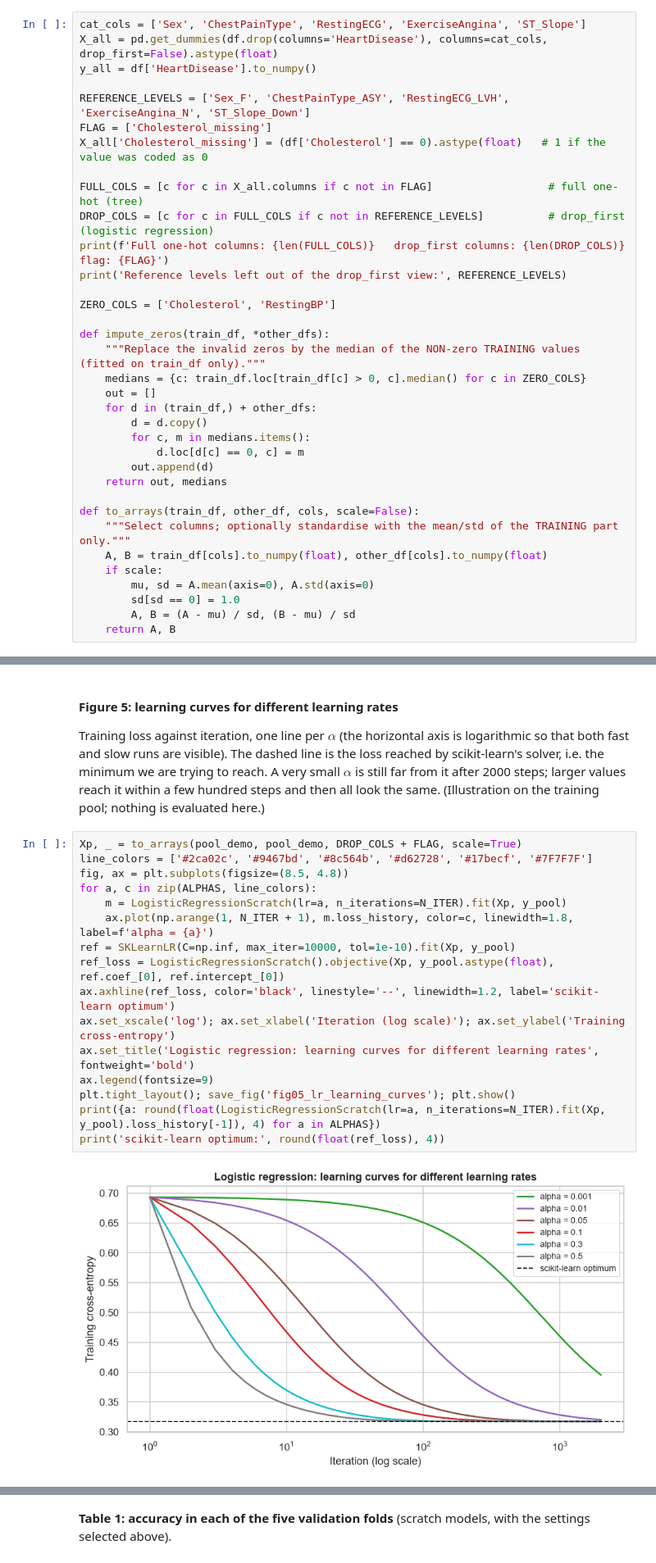
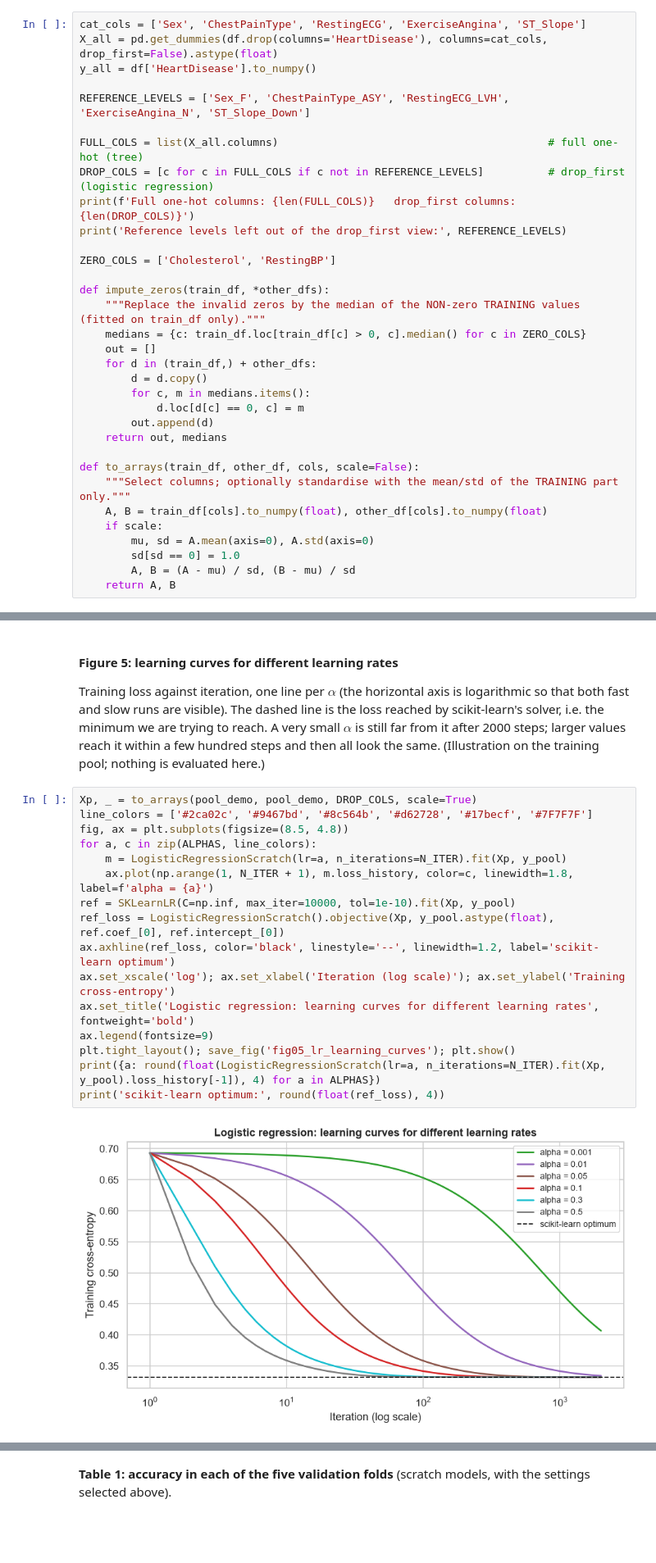
Before and after one commit to ajanumala-Albert/heart-disease-ml-project, a Jupyter notebook: heart_disease_ml.ipynb, the cells around one changed output, grey strips where cells are left out. Shown at 82% size. Drawn from its saved outputs; the diff is of its cells as text; blank space fills up the shorter version.

```diff
--- a/heart_disease_ml.ipynb
+++ b/heart_disease_ml.ipynb
@@ -139,12 +143,10 @@ X_all = pd.get_dummies(df.drop(columns='HeartDisease'), columns=cat_cols, drop_f
 y_all = df['HeartDisease'].to_numpy()
 
 REFERENCE_LEVELS = ['Sex_F', 'ChestPainType_ASY', 'RestingECG_LVH', 'ExerciseAngina_N', 'ST_Slope_Down']
-FLAG = ['Cholesterol_missing']
-X_all['Cholesterol_missing'] = (df['Cholesterol'] == 0).astype(float)   # 1 if the value was coded as 0
 
-FULL_COLS = [c for c in X_all.columns if c not in FLAG]                  # full one-hot (tree)
+FULL_COLS = list(X_all.columns)                                          # full one-hot (tree)
 DROP_COLS = [c for c in FULL_COLS if c not in REFERENCE_LEVELS]          # drop_first (logistic regression)
-print(f'Full one-hot columns: {len(FULL_COLS)}   drop_first columns: {len(DROP_COLS)}   flag: {FLAG}')
+print(f'Full one-hot columns: {len(FULL_COLS)}   drop_first columns: {len(DROP_COLS)}')
 print('Reference levels left out of the drop_first view:', REFERENCE_LEVELS)
 
 ZERO_COLS = ['Cholesterol', 'RestingBP']
@@ -544,20 +513,20 @@ plt.tight_layout(); save_fig('fig04_tree_depth_cv'); plt.show()
 #### Figure 5: learning curves for different learning rates
 Training loss against iteration, one line per $\alpha$ (the horizontal axis is logarithmic so that both fast and slow runs are visible). The dashed line is the loss reached by scikit-learn's solver, i.e. the minimum we are trying to reach. A very small $\alpha$ is still far from it after 2000 steps; larger values reach it within a few hundred steps and then all look the same. (Illustration on the training pool; nothing is evaluated here.)
 # %%
-Xp, _ = to_arrays(pool_demo, pool_demo, DROP_COLS + FLAG, scale=True)
+Xp, _ = to_arrays(pool_demo, pool_demo, DROP_COLS, scale=True)
 line_colors = ['#2ca02c', '#9467bd', '#8c564b', '#d62728', '#17becf', '#7F7F7F']
 fig, ax = plt.subplots(figsize=(8.5, 4.8))
 for a, c in zip(ALPHAS, line_colors):
     m = LogisticRegressionScratch(lr=a, n_iterations=N_ITER).fit(Xp, y_pool)
     ax.plot(np.arange(1, N_ITER + 1), m.loss_history, color=c, linewidth=1.8, label=f'alpha = {a}')
 ref = SKLearnLR(C=np.inf, max_iter=10000, tol=1e-10).fit(Xp, y_pool)
 ref_loss = LogisticRegressionScratch().objective(Xp, y_pool.astype(float), ref.coef_[0], ref.intercept_[0])
 ax.axhline(ref_loss, color='black', linestyle='--', linewidth=1.2, label='scikit-learn optimum')
 ax.set_xscale('log'); ax.set_xlabel('Iteration (log scale)'); ax.set_ylabel('Training cross-entropy')
 ax.set_title('Logistic regression: learning curves for different learning rates', fontweight='bold')
 ax.legend(fontsize=9)
 plt.tight_layout(); save_fig('fig05_lr_learning_curves'); plt.show()
 print({a: round(float(LogisticRegressionScratch(lr=a, n_iterations=N_ITER).fit(Xp, y_pool).loss_history[-1]), 4) for a in ALPHAS})
 print('scikit-learn optimum:', round(float(ref_loss), 4))
 # %% [output]
-[figure, old version]
+[figure, new version]
```
Also changed, not shown: parts of 29 cells of this notebook, 6 other files.
